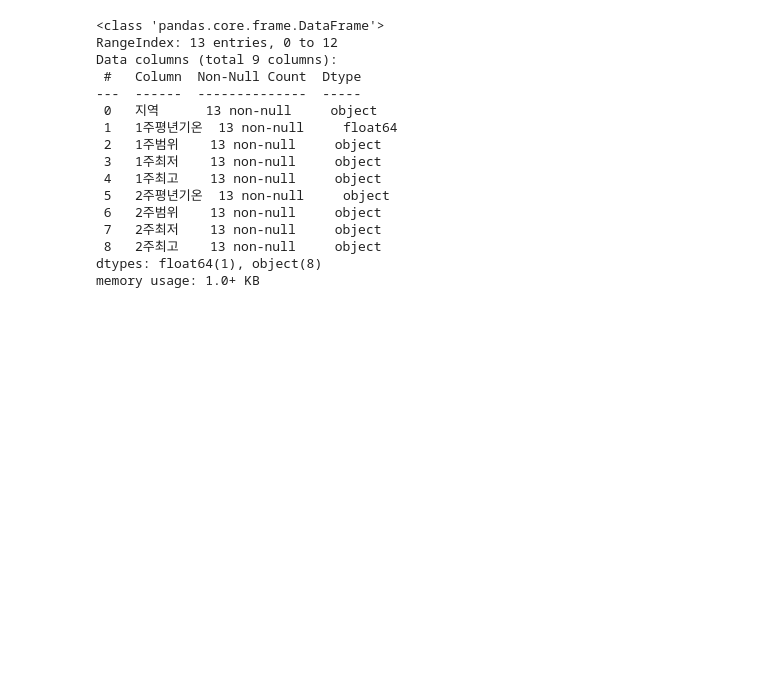
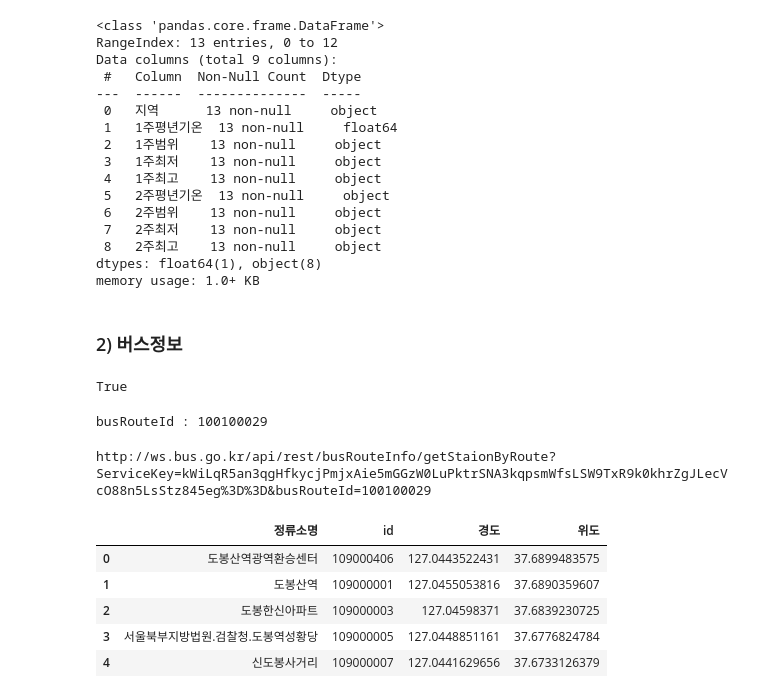
Before and after one commit to secretrelationship/ai_x, a Jupyter notebook: source/01_python/ch14_웹데이터수집1_정적_공공api.ipynb, the cells around one changed output. Cells and saved outputs as stored; diff of their text form; code cells hidden in the pictures; blank space fills up the shorter version.

```diff
--- a/source/01_python/ch14_웹데이터수집1_정적_공공api.ipynb
+++ b/source/01_python/ch14_웹데이터수집1_정적_공공api.ipynb
@@ -1105,3 +1105,5 @@ Data columns (total 9 columns):
  8   2주최고    13 non-null     object
 dtypes: float64(1), object(8)
 memory usage: 1.0+ KB
+# %% [markdown]
+### 2) 버스정보
@@ -1107,0 +1113,30 @@ memory usage: 1.0+ KB
+# %%
+from dotenv import load_dotenv
+import os
+load_dotenv()
+#print(os.getenv('key'))
+# %% [output]
+True
+# %%
+import requests
+from bs4 import BeautifulSoup
+from urllib.request import urlretrieve #url 경로파일을 내 pc에 저장
+from urllib.parse import quote
+busNum =quote('관악01')
+busNum = '150'
+key = os.getenv('key')
+url1 = f'http://ws.bus.go.kr/api/rest/busRouteInfo/getBusRouteList?ServiceKey={key}&strSrch={busNum}'
+response = requests.get(url)
+# soup = BeautifulSoup(response.text, "xml")
+savefilename = 'data/ch14_busInfo.xml'
+urlretrieve(url1, savefilename) # url경로 파일을 savefilename으로 저장
+xml = open(savefilename, 'r', encoding='utf-8').read()
+soup = BeautifulSoup(xml, "xml")
+for item in soup.select('itemList'):
+    busRouteNm = item.select_one('busRouteNm').text
+    if busRouteNm == busNum:
+        busRouteId = item.select_one('busRouteId').text
+        break
+print('busRouteId :', busRouteId)
+# %% [output]
+busRouteId : 100100029
@@ -1107,0 +1146,25 @@ memory usage: 1.0+ KB
+# %%
+import pandas as pd
+url2=f'http://ws.bus.go.kr/api/rest/busRouteInfo/getStaionByRoute?ServiceKey={key}&busRouteId={busRouteId }'
+print(url2)
+response = requests.get(url2)
+soup = BeautifulSoup(response.text,"xml")
+itemLists = soup.find_all('itemList')
+bus_station=[]
+for itemList in itemLists:
+    #정류장이름, 정류장id,경도,위도
+    stationNm = itemList.find('stationNm').text
+    station = itemList.find('station').text
+    gpsX = itemList.find('gpsX').text
+    gpsY = itemList.find('gpsY').text
+    bus_station.append([stationNm, station, gpsX, gpsY])
+df = pd.DataFrame(bus_station, columns=['정류소명','id','경도','위도'])
+df.head()
+# %% [output]
+http://ws.bus.go.kr/api/rest/busRouteInfo/getStaionByRoute?ServiceKey=kWiLqR5an3qgHfkycjPmjxAie5mGGzW0LuPktrSNA3kqpsmWfsLSW9TxR9k0khrZgJLecVcO88n5LsStz845eg%3D%3D&busRouteId=100100029
+|  | 정류소명 | id | 경도 | 위도 |
+| 0 | 도봉산역광역환승센터 | 109000406 | 127.0443522431 | 37.6899483575 |
+| 1 | 도봉산역 | 109000001 | 127.0455053816 | 37.6890359607 |
+| 2 | 도봉한신아파트 | 109000003 | 127.04598371 | 37.6839230725 |
+| 3 | 서울북부지방법원.검찰청.도봉역성황당 | 109000005 | 127.0448851161 | 37.6776824784 |
+| 4 | 신도봉사거리 | 109000007 | 127.0441629656 | 37.6733126379 |
```
Also changed, not shown: parts of 9 cells of this notebook, 5 other files.
